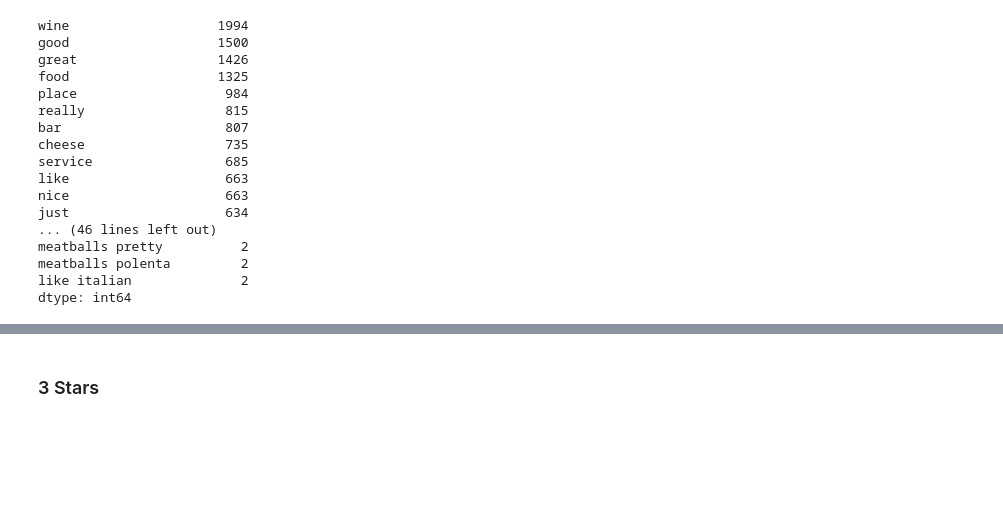
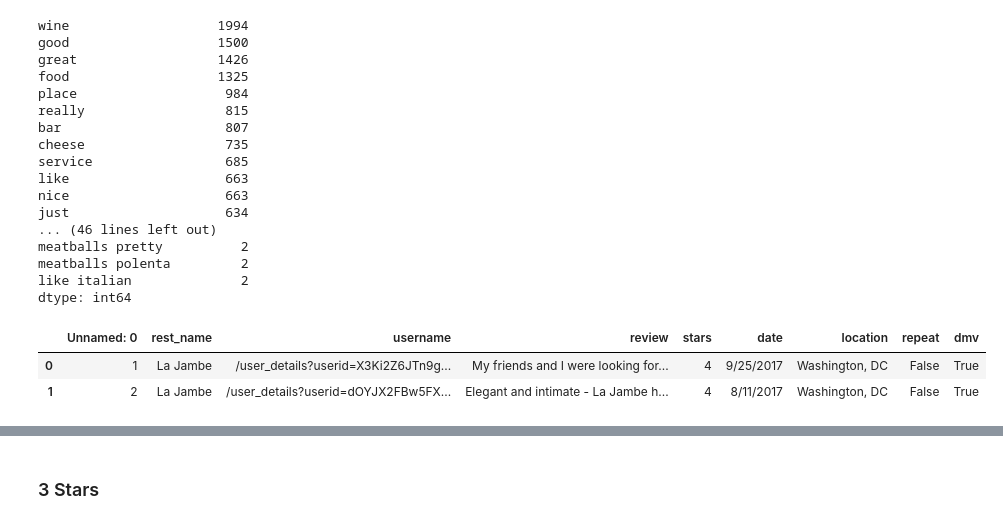
Before and after one commit to jerzeyguy384/nlpsideproject, a Jupyter notebook: yelp-dc-wine-analysis.ipynb, the cells around one changed output, grey strips where cells are left out. Saved outputs shown, nothing was run; the diff lists cells and outputs as text; code cells hidden in the pictures; blank space fills up the shorter version.

```diff
--- a/yelp-dc-wine-analysis.ipynb
+++ b/yelp-dc-wine-analysis.ipynb
@@ -583,3 +689,10 @@ meatballs pretty          2
 meatballs polenta         2
 like italian              2
 dtype: int64
+# %%
+yelp_4stars = pd.read_csv('star4nlp.csv', encoding='utf-8')
+yelp_4stars.head(2)
+# %% [output]
+|  | Unnamed: 0 | rest_name | username | review | stars | date | location | repeat | dmv |
+| 0 | 1 | La Jambe | /user_details?userid=X3Ki2Z6JTn9g... | My friends and I were looking for... | 4 | 9/25/2017 | Washington, DC | False | True |
+| 1 | 2 | La Jambe | /user_details?userid=dOYJX2FBw5FX... | Elegant and intimate - La Jambe h... | 4 | 8/11/2017 | Washington, DC | False | True |
```
Also changed, not shown: parts of 47 cells of this notebook.
